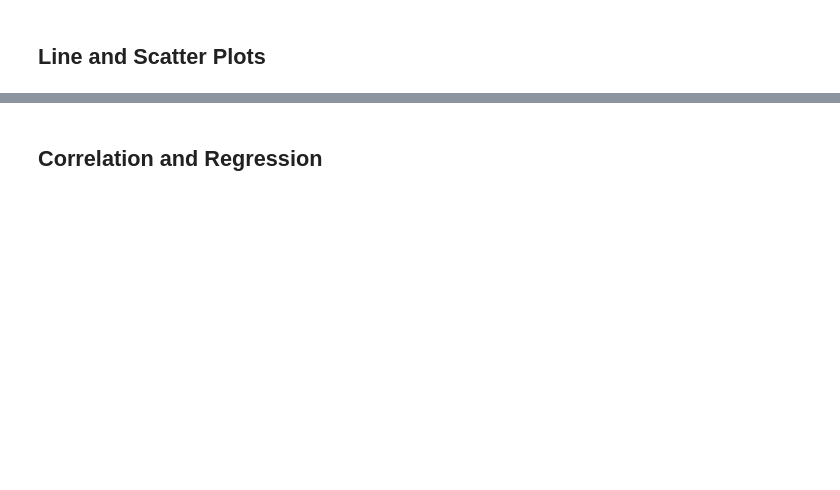
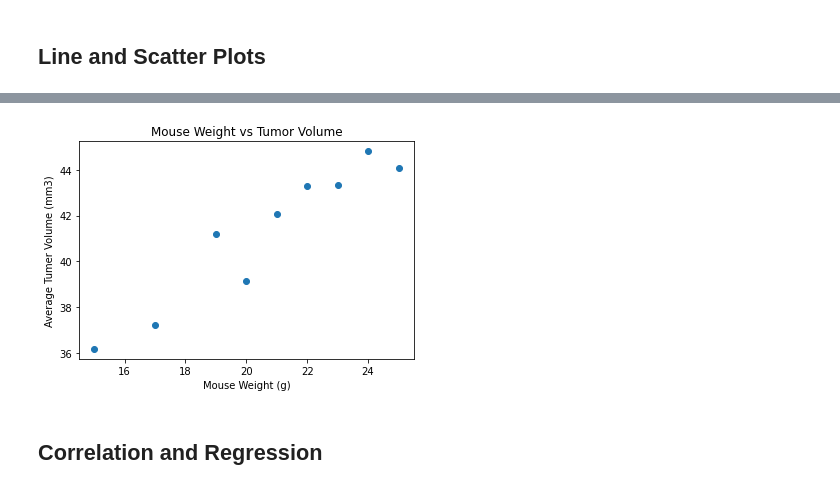
Before and after one commit to SamHoney71/Matplotlib-challenge, a Jupyter notebook: Pymaceuticals/pymaceuticals_starter-Jeter.ipynb, the cells around one changed output, grey strips where cells are left out. Saved outputs shown, nothing was run; the diff lists cells and outputs as text; code cells hidden in the pictures; blank space fills up the shorter version.

Commit message:
scatter plot works

```diff
--- a/Pymaceuticals/pymaceuticals_starter-Jeter.ipynb
+++ b/Pymaceuticals/pymaceuticals_starter-Jeter.ipynb
@@ -392,3 +448,29 @@ plt.show()
+# %%
+# Generate a scatter plot of average tumor volume vs. mouse weight for the Capomulin regimen
+
+capomulin_weight_groups = capomulin_data.groupby(['Weight (g)'])
+
+capomulin_vol_avg = capomulin_weight_groups['Tumor Volume (mm3)'].mean()
+#capomulin_weight_avg = capomulin_weight_groups['Weight (g)'].mean()
+
+# capomulin_weight_avg.head()
+capomulin_vol_avg
+
+x_axis = []
+y_axis = []
+
+for weight in capomulin_vol_avg:
+    x_axis = capomulin_vol_avg.index
+    y_axis = capomulin_vol_avg
+
+
+plt.scatter(x_axis,y_axis)
+plt.title("Mouse Weight vs Tumor Volume")
+plt.xlabel("Mouse Weight (g)")
+plt.ylabel("Average Tumer Volume (mm3)")
+plt.show()
+# %% [output]
+[figure, added]
 # %% [markdown]
 ## Correlation and Regression
 # %%
```
Also changed, not shown: parts of 5 cells of this notebook.
